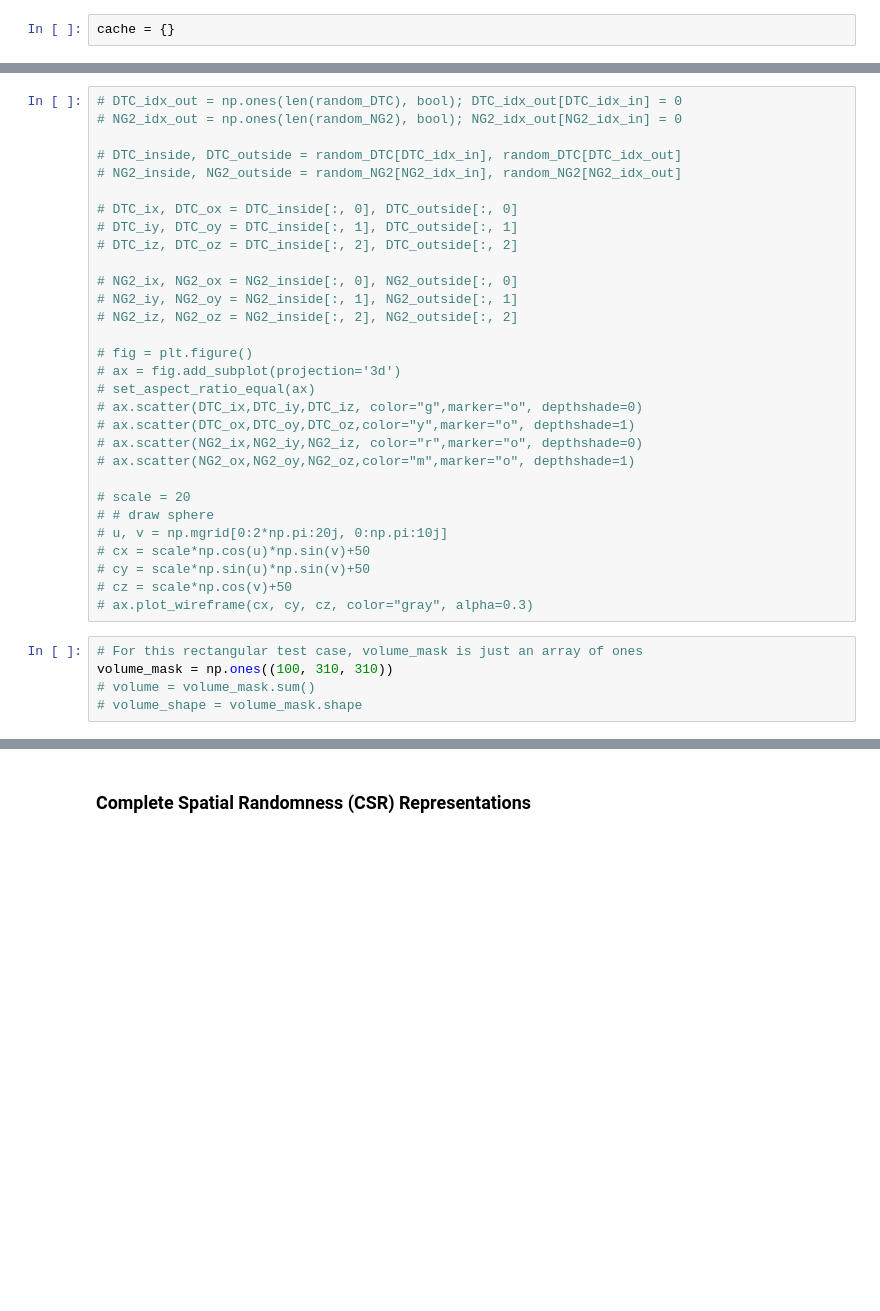
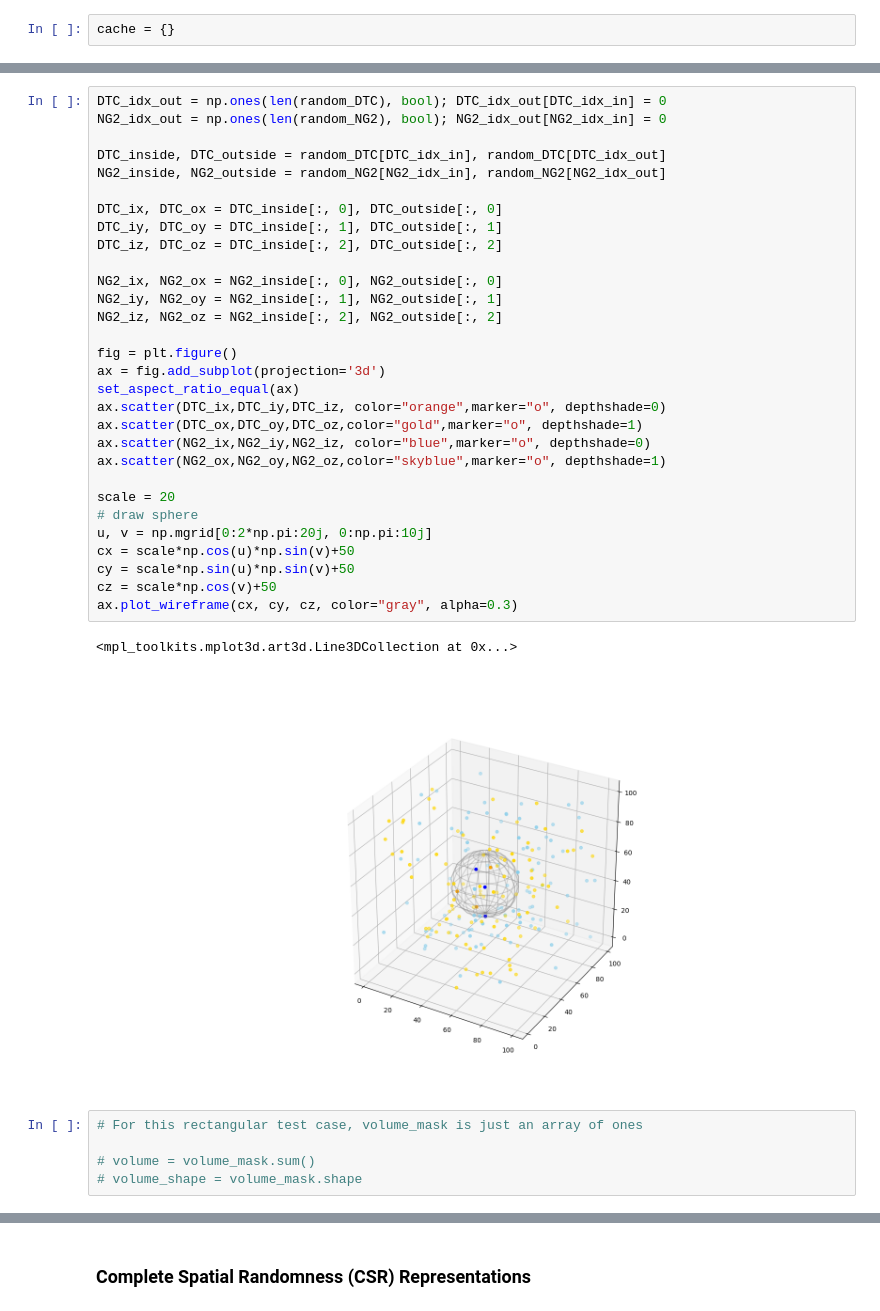
Before and after one commit to dkermany/mdspacer, a Jupyter notebook: ipynb/confocal_3D/Spatial3D.ipynb, the cells around one changed output, grey strips where cells are left out. Saved outputs shown, nothing was run; the diff lists cells and outputs as text; blank space fills up the shorter version.

```diff
--- a/ipynb/confocal_3D/Spatial3D.ipynb
+++ b/ipynb/confocal_3D/Spatial3D.ipynb
@@ -678,36 +670,39 @@ class CrossRipley(Ripley):
 # %%
-# DTC_idx_out = np.ones(len(random_DTC), bool); DTC_idx_out[DTC_idx_in] = 0
-# NG2_idx_out = np.ones(len(random_NG2), bool); NG2_idx_out[NG2_idx_in] = 0
+DTC_idx_out = np.ones(len(random_DTC), bool); DTC_idx_out[DTC_idx_in] = 0
+NG2_idx_out = np.ones(len(random_NG2), bool); NG2_idx_out[NG2_idx_in] = 0
 
-# DTC_inside, DTC_outside = random_DTC[DTC_idx_in], random_DTC[DTC_idx_out]
-# NG2_inside, NG2_outside = random_NG2[NG2_idx_in], random_NG2[NG2_idx_out]
+DTC_inside, DTC_outside = random_DTC[DTC_idx_in], random_DTC[DTC_idx_out]
+NG2_inside, NG2_outside = random_NG2[NG2_idx_in], random_NG2[NG2_idx_out]
 
-# DTC_ix, DTC_ox = DTC_inside[:, 0], DTC_outside[:, 0]
-# DTC_iy, DTC_oy = DTC_inside[:, 1], DTC_outside[:, 1]
-# DTC_iz, DTC_oz = DTC_inside[:, 2], DTC_outside[:, 2]
+DTC_ix, DTC_ox = DTC_inside[:, 0], DTC_outside[:, 0]
+DTC_iy, DTC_oy = DTC_inside[:, 1], DTC_outside[:, 1]
+DTC_iz, DTC_oz = DTC_inside[:, 2], DTC_outside[:, 2]
 
-# NG2_ix, NG2_ox = NG2_inside[:, 0], NG2_outside[:, 0]
-# NG2_iy, NG2_oy = NG2_inside[:, 1], NG2_outside[:, 1]
-# NG2_iz, NG2_oz = NG2_inside[:, 2], NG2_outside[:, 2]
+NG2_ix, NG2_ox = NG2_inside[:, 0], NG2_outside[:, 0]
+NG2_iy, NG2_oy = NG2_inside[:, 1], NG2_outside[:, 1]
+NG2_iz, NG2_oz = NG2_inside[:, 2], NG2_outside[:, 2]
 
-# fig = plt.figure()
-# ax = fig.add_subplot(projection='3d')
-# set_aspect_ratio_equal(ax)
-# ax.scatter(DTC_ix,DTC_iy,DTC_iz, color="g",marker="o", depthshade=0)
-# ax.scatter(DTC_ox,DTC_oy,DTC_oz,color="y",marker="o", depthshade=1)
-# ax.scatter(NG2_ix,NG2_iy,NG2_iz, color="r",marker="o", depthshade=0)
-# ax.scatter(NG2_ox,NG2_oy,NG2_oz,color="m",marker="o", depthshade=1)
+fig = plt.figure()
+ax = fig.add_subplot(projection='3d')
+set_aspect_ratio_equal(ax)
+ax.scatter(DTC_ix,DTC_iy,DTC_iz, color="orange",marker="o", depthshade=0)
+ax.scatter(DTC_ox,DTC_oy,DTC_oz,color="gold",marker="o", depthshade=1)
+ax.scatter(NG2_ix,NG2_iy,NG2_iz, color="blue",marker="o", depthshade=0)
+ax.scatter(NG2_ox,NG2_oy,NG2_oz,color="skyblue",marker="o", depthshade=1)
 
-# scale = 20
-# # draw sphere
-# u, v = np.mgrid[0:2*np.pi:20j, 0:np.pi:10j]
-# cx = scale*np.cos(u)*np.sin(v)+50
-# cy = scale*np.sin(u)*np.sin(v)+50
-# cz = scale*np.cos(v)+50
-# ax.plot_wireframe(cx, cy, cz, color="gray", alpha=0.3)
+scale = 20
+# draw sphere
+u, v = np.mgrid[0:2*np.pi:20j, 0:np.pi:10j]
+cx = scale*np.cos(u)*np.sin(v)+50
+cy = scale*np.sin(u)*np.sin(v)+50
+cz = scale*np.cos(v)+50
+ax.plot_wireframe(cx, cy, cz, color="gray", alpha=0.3)
+# %% [output]
+<mpl_toolkits.mplot3d.art3d.Line3DCollection at 0x...>
+[figure, added]
 # %%
 # For this rectangular test case, volume_mask is just an array of ones
-volume_mask = np.ones((100, 310, 310))
+
 # volume = volume_mask.sum()
 # volume_shape = volume_mask.shape
 # %%
```
Also changed, not shown: parts of 15 cells of this notebook, 1 other file.
